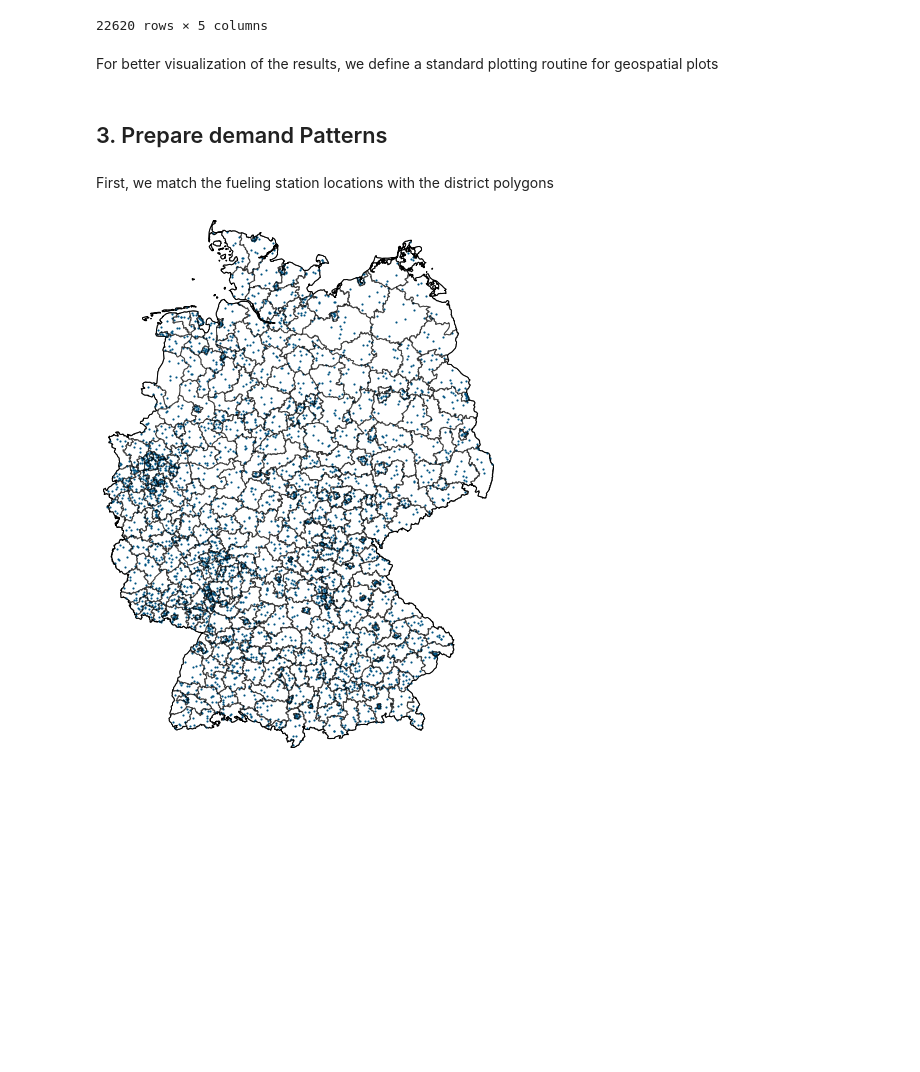
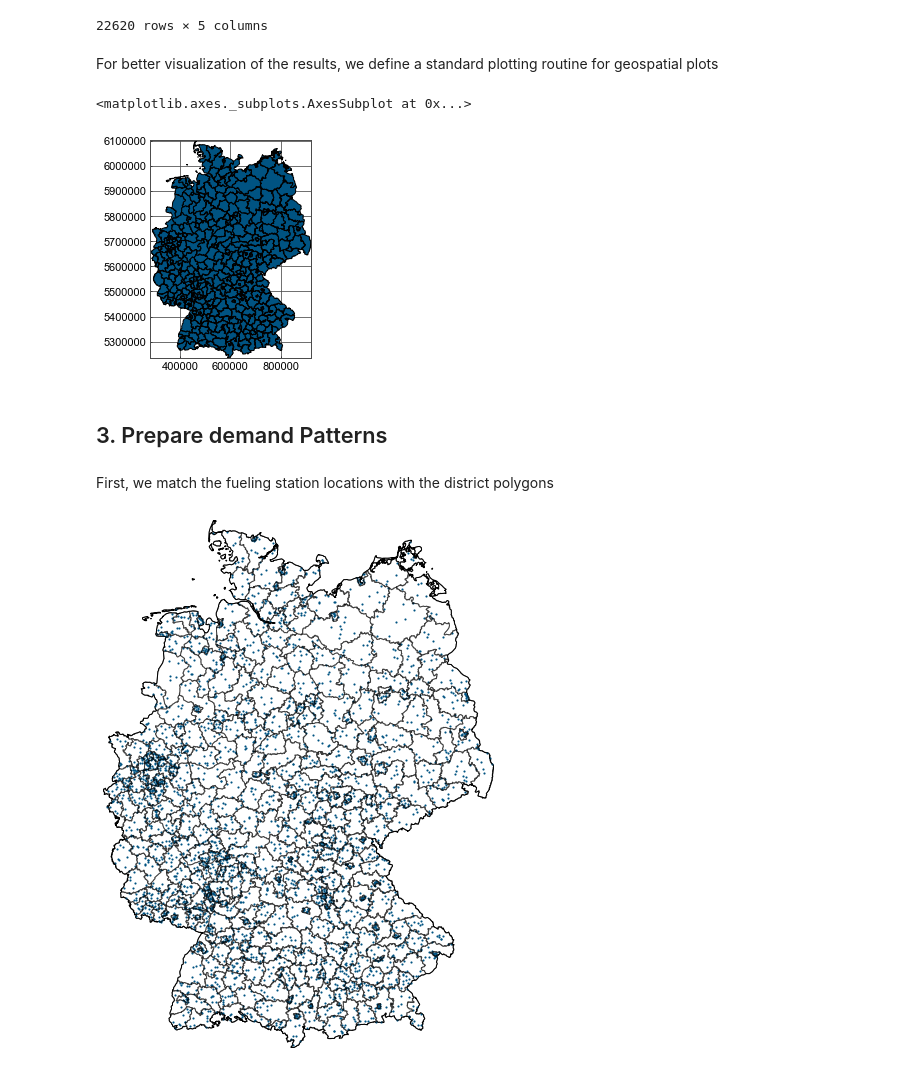
Before and after one commit to FZJ-IEK3-VSA/HIM, a Jupyter notebook: apps/Example Hydrogen Supply Chain Cost Generation.ipynb, the cells around one changed output. Saved outputs shown, nothing was run; the diff lists cells and outputs as text; code cells hidden in the pictures; blank space fills up the shorter version.

```diff
--- a/apps/Example Hydrogen Supply Chain Cost Generation.ipynb
+++ b/apps/Example Hydrogen Supply Chain Cost Generation.ipynb
@@ -139,6 +159,11 @@ def plot_shape(figsize=(7,10), facecolor="white"):
     ax.axis("off")
     ax.set_aspect("equal")
     return ax
+# %%
+District.plot()
+# %% [output]
+<matplotlib.axes._subplots.AxesSubplot at 0x...>
+[figure, added]
 # %% [markdown]
 ## 3. Prepare demand Patterns
 # %% [markdown]
```
Also changed, not shown: parts of 16 cells of this notebook, 33 other files.
